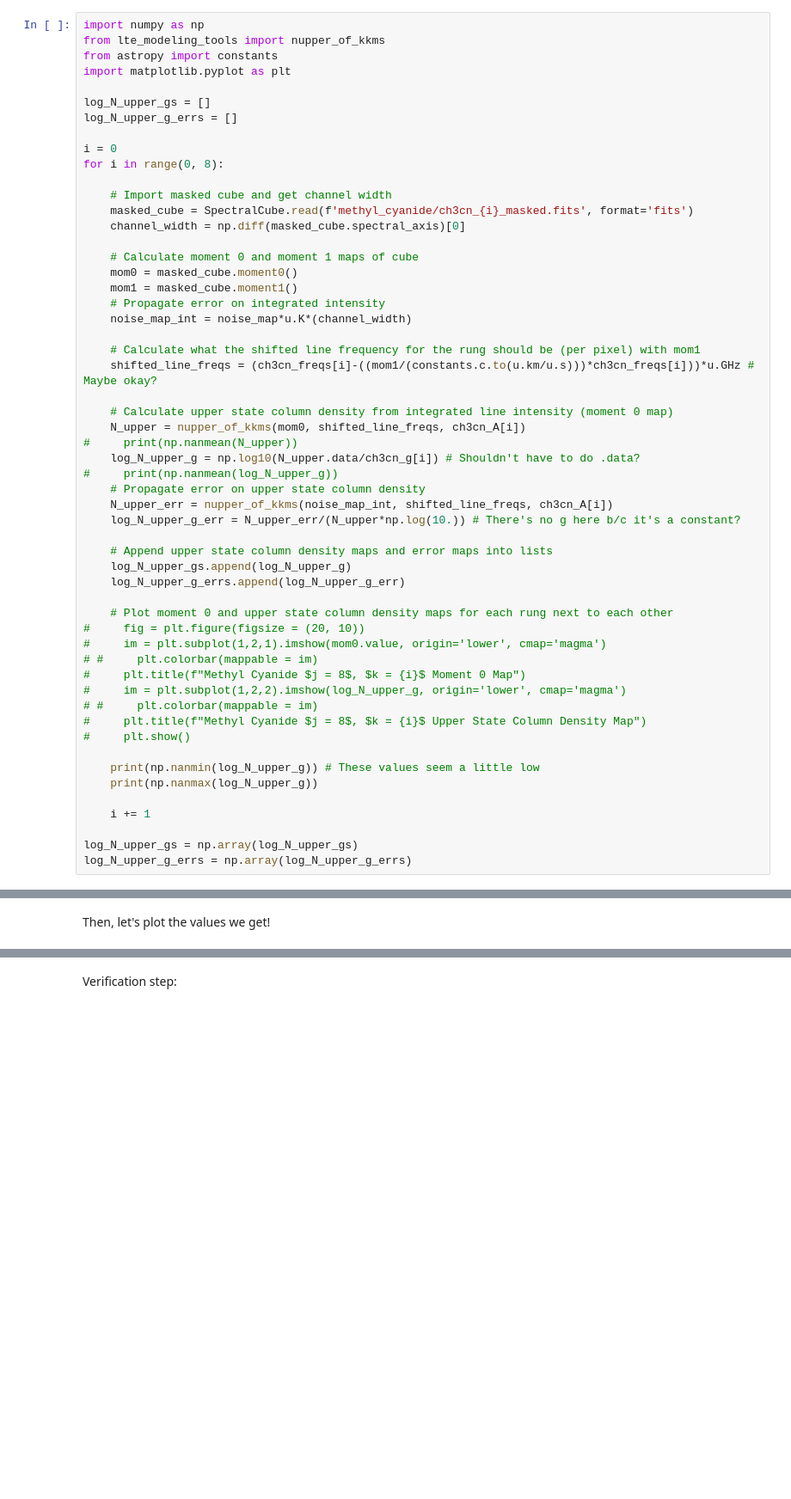
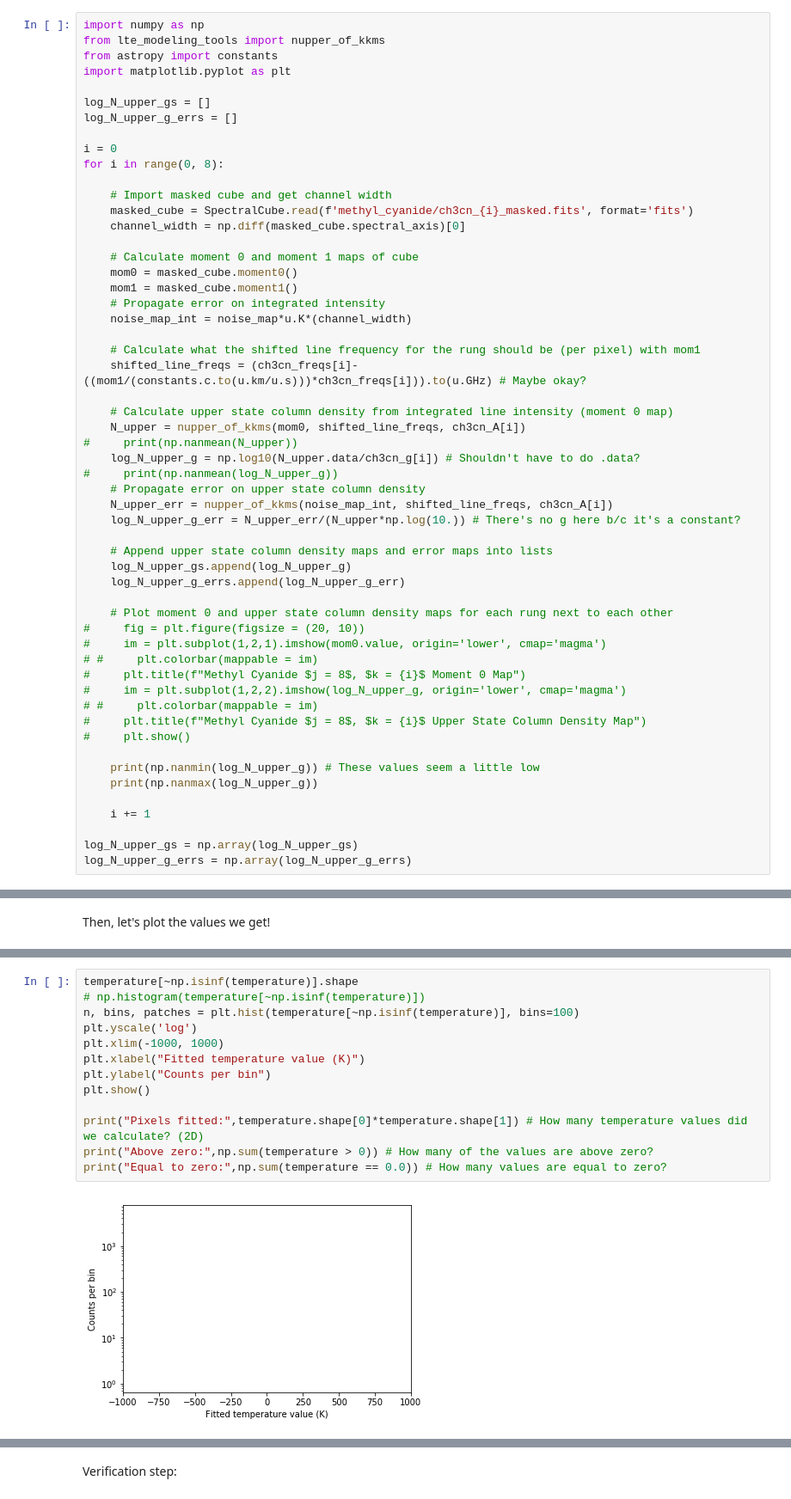
Before and after one commit to abulatek/brick, a Jupyter notebook: first_results/new_temperature_map.ipynb, the cells around one changed output, grey strips where cells are left out. Shown at 86% size. Cells and saved outputs as stored; diff of their text form; blank space fills up the shorter version.

```diff
--- a/first_results/new_temperature_map.ipynb
+++ b/first_results/new_temperature_map.ipynb
@@ -77,7 +89,7 @@ for i in range(0, 8):
     noise_map_int = noise_map*u.K*(channel_width)
 
     # Calculate what the shifted line frequency for the rung should be (per pixel) with mom1
-    shifted_line_freqs = (ch3cn_freqs[i]-((mom1/(constants.c.to(u.km/u.s)))*ch3cn_freqs[i]))*u.GHz # Maybe okay?
+    shifted_line_freqs = (ch3cn_freqs[i]-((mom1/(constants.c.to(u.km/u.s)))*ch3cn_freqs[i])).to(u.GHz) # Maybe okay?
 
     # Calculate upper state column density from integrated line intensity (moment 0 map)
     N_upper = nupper_of_kkms(mom0, shifted_line_freqs, ch3cn_A[i])
@@ -210,0 +272,15 @@ plt.show()
+# %%
+temperature[~np.isinf(temperature)].shape
+# np.histogram(temperature[~np.isinf(temperature)])
+n, bins, patches = plt.hist(temperature[~np.isinf(temperature)], bins=100)
+plt.yscale('log')
+plt.xlim(-1000, 1000)
+plt.xlabel("Fitted temperature value (K)")
+plt.ylabel("Counts per bin")
+plt.show()
+
+print("Pixels fitted:",temperature.shape[0]*temperature.shape[1]) # How many temperature values did we calculate? (2D)
+print("Above zero:",np.sum(temperature > 0)) # How many of the values are above zero?
+print("Equal to zero:",np.sum(temperature == 0.0)) # How many values are equal to zero?
+# %% [output]
+[figure, added]
```
Also changed, not shown: parts of 33 cells of this notebook, 1 other file.
